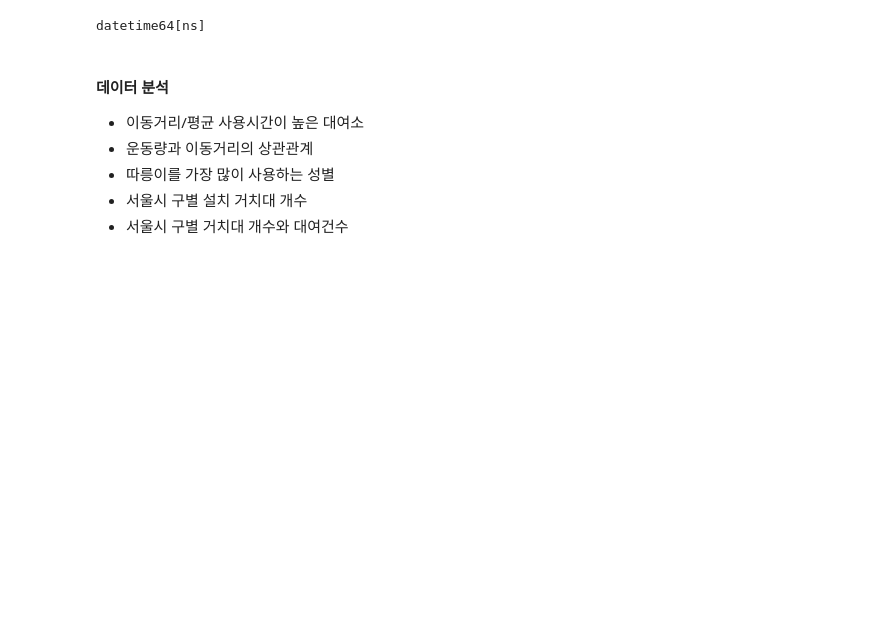
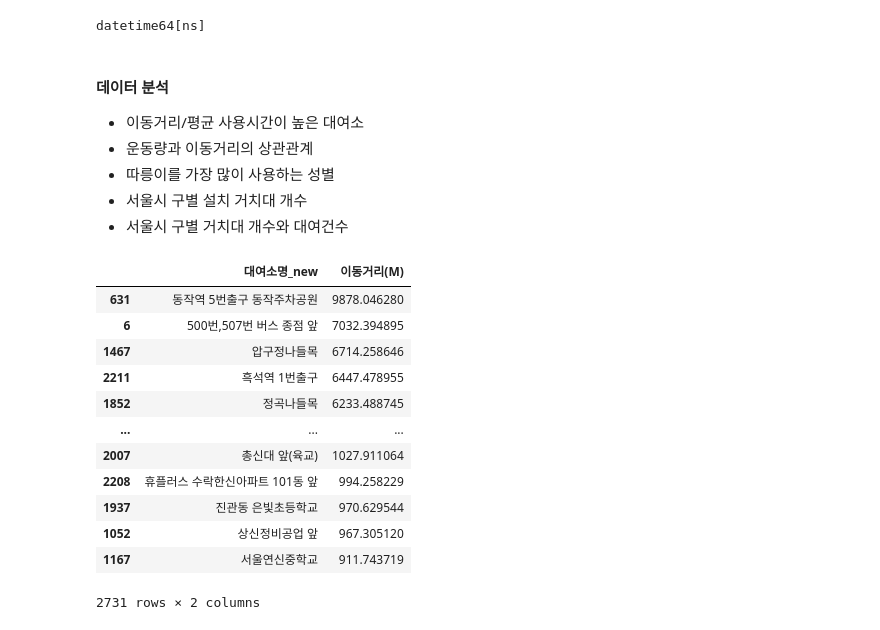
Before and after one commit to joonwoolee-kr/pandassource, a Jupyter notebook: bicycle.ipynb, the cells around one changed output. Cells and saved outputs as stored; diff of their text form; code cells hidden in the pictures; blank space fills up the shorter version.

```diff
--- a/bicycle.ipynb
+++ b/bicycle.ipynb
@@ -327,3 +327,22 @@ datetime64[ns]
 - 따릉이를 가장 많이 사용하는 성별
 - 서울시 구별 설치 거치대 개수
 - 서울시 구별 거치대 개수와 대여건수
+# %%
+bike_df2.head(3)
+
+# 이동거리(M) 평균값이 가장 큰 순서대로 대여소(대요소명_new) 추출(대여소명_new, 이동거리(M))
+bike_df2.groupby("대여소명_new")["이동거리(M)"].mean().reset_index().sort_values("이동거리(M)", ascending=False)
+# %% [output]
+|  | 대여소명_new | 이동거리(M) |
+| 631 | 동작역 5번출구 동작주차공원 | 9878.046280 |
+| 6 | 500번,507번 버스 종점 앞 | 7032.394895 |
+| 1467 | 압구정나들목 | 6714.258646 |
+| 2211 | 흑석역 1번출구 | 6447.478955 |
+| 1852 | 정곡나들목 | 6233.488745 |
+| ... | ... | ... |
+| 2007 | 총신대 앞(육교) | 1027.911064 |
+| 2208 | 휴플러스 수락한신아파트 101동 앞 | 994.258229 |
+| 1937 | 진관동 은빛초등학교 | 970.629544 |
+| 1052 | 상신정비공업 앞 | 967.305120 |
+| 1167 | 서울연신중학교 | 911.743719 |
+2731 rows × 2 columns
```
Also changed, not shown: parts of 11 cells of this notebook, 7 other files.
